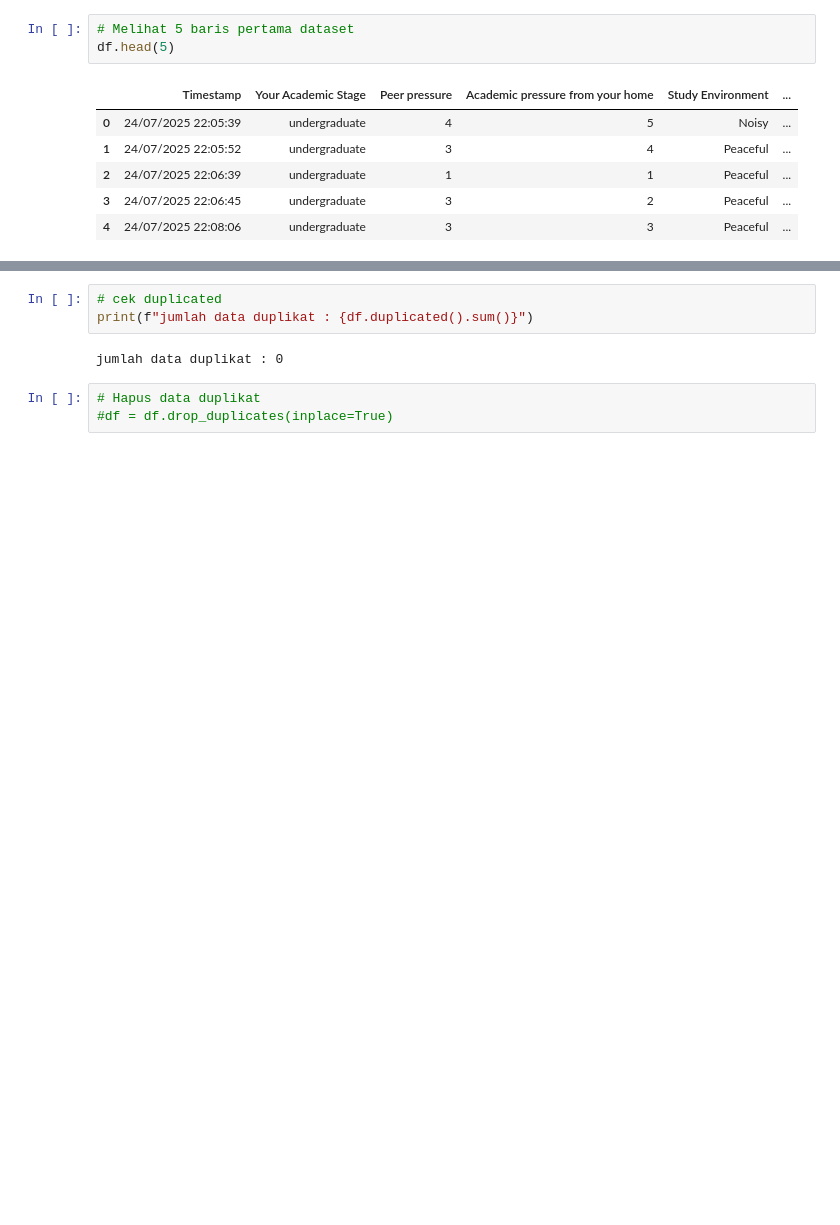
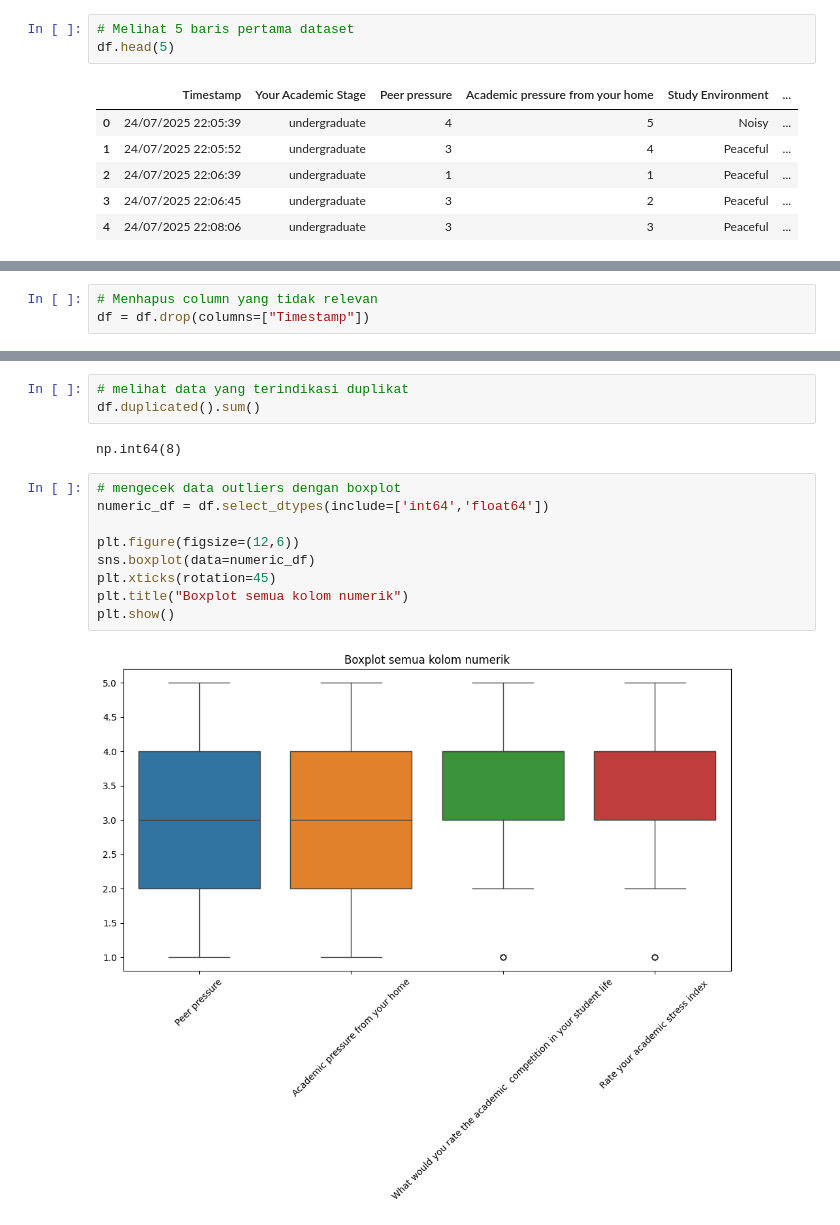
Before and after one commit to zaki903/Academic-Stress-Analisys, a Jupyter notebook: notebook.ipynb, the cells around one changed output, grey strips where cells are left out. Drawn from its saved outputs; the diff is of its cells as text; blank space fills up the shorter version.

Commit message:
update data explaratory analysis

```diff
--- a/notebook.ipynb
+++ b/notebook.ipynb
@@ -100,0 +96,3 @@ dtype: int64
+# %%
+# Menhapus column yang tidak relevan
+df = df.drop(columns=["Timestamp"])
@@ -137,12 +144,20 @@ What would you rate the academic  competition in your student life     0
 Rate your academic stress index                                        0
 dtype: int64
 # %%
-# cek duplicated
-print(f"jumlah data duplikat : {df.duplicated().sum()}")
+# melihat data yang terindikasi duplikat
+df.duplicated().sum()
 # %% [output]
-jumlah data duplikat : 0
+np.int64(8)
-# %%
-# Hapus data duplikat
-#df = df.drop_duplicates(inplace=True)
+# %%
+# mengecek data outliers dengan boxplot
+numeric_df = df.select_dtypes(include=['int64','float64'])
+
+plt.figure(figsize=(12,6))
+sns.boxplot(data=numeric_df)
+plt.xticks(rotation=45)
+plt.title("Boxplot semua kolom numerik")
+plt.show()
+# %% [output]
+[figure, added]
 # %%
 # Cek outliers dengan IQR
```
Also changed, not shown: parts of 31 cells of this notebook.
